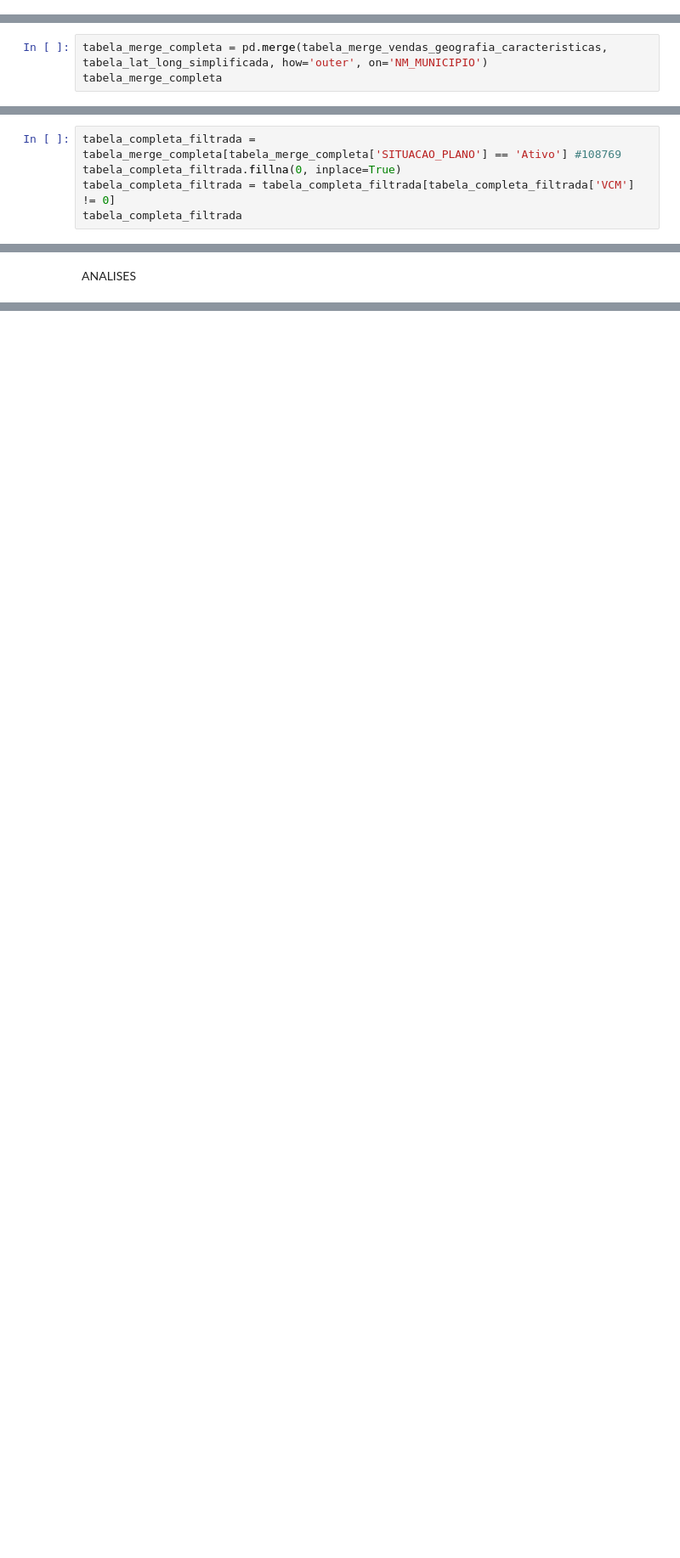
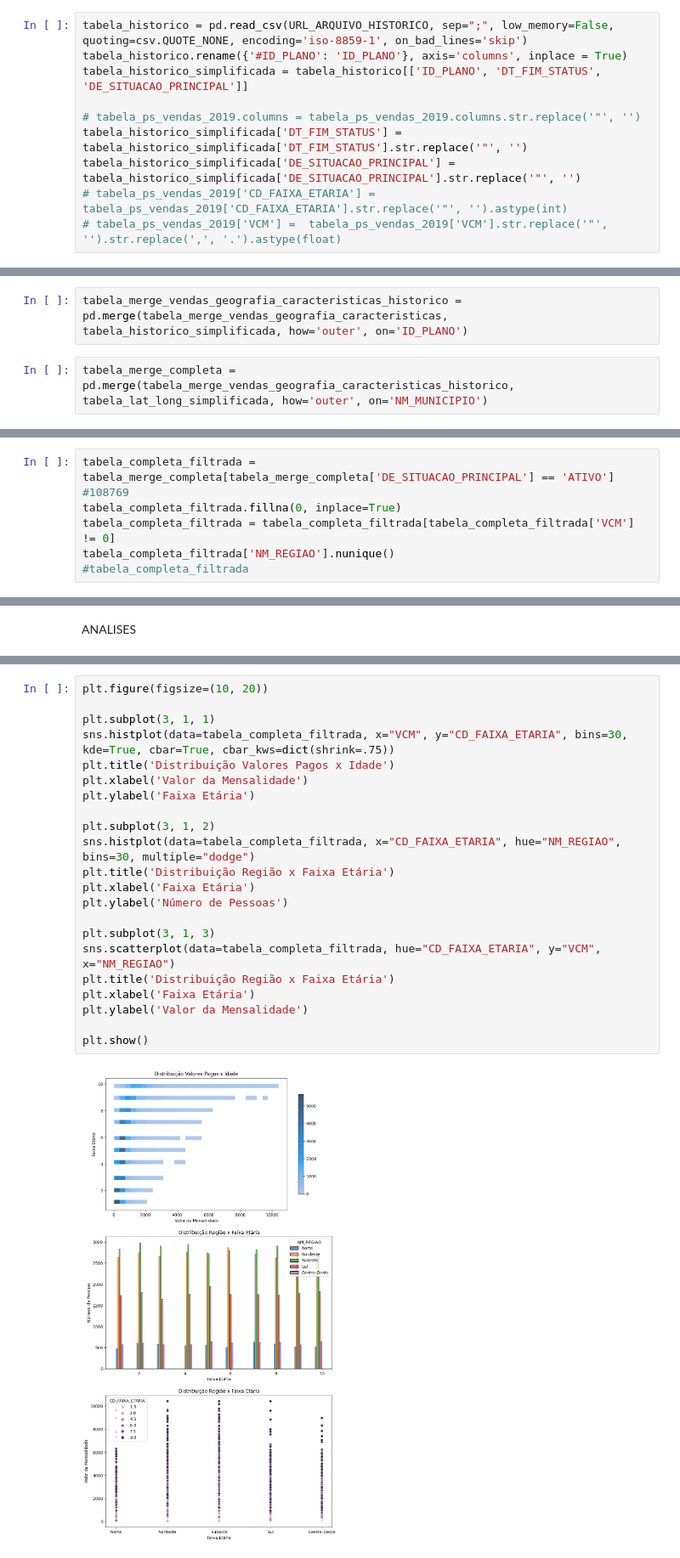
Before and after one commit to CamilaCSilva/C318, a Jupyter notebook: C318.ipynb, the cells around one changed output, grey strips where cells are left out. Shown: that part at 85% size. Saved outputs shown, nothing was run; the diff lists cells and outputs as text; blank space fills up the shorter version.

```diff
--- a/C318.ipynb
+++ b/C318.ipynb
@@ -50,2 +49,12 @@ tabela_caracteristicas_simplificada
+# %%
+tabela_historico = pd.read_csv(URL_ARQUIVO_HISTORICO, sep=";", low_memory=False, quoting=csv.QUOTE_NONE, encoding='iso-8859-1', on_bad_lines='skip')
+tabela_historico.rename({'#ID_PLANO': 'ID_PLANO'}, axis='columns', inplace = True)
+tabela_historico_simplificada = tabela_historico[['ID_PLANO', 'DT_FIM_STATUS', 'DE_SITUACAO_PRINCIPAL']]
+
+# tabela_ps_vendas_2019.columns = tabela_ps_vendas_2019.columns.str.replace('"', '')
+tabela_historico_simplificada['DT_FIM_STATUS'] =  tabela_historico_simplificada['DT_FIM_STATUS'].str.replace('"', '')
+tabela_historico_simplificada['DE_SITUACAO_PRINCIPAL'] =  tabela_historico_simplificada['DE_SITUACAO_PRINCIPAL'].str.replace('"', '')
+# tabela_ps_vendas_2019['CD_FAIXA_ETARIA'] =  tabela_ps_vendas_2019['CD_FAIXA_ETARIA'].str.replace('"', '').astype(int)
+# tabela_ps_vendas_2019['VCM'] =  tabela_ps_vendas_2019['VCM'].str.replace('"', '').str.replace(',', '.').astype(float)
 # %% [markdown]
 MERGE DOS DATASETS
@@ -62,10 +65,12 @@ tabela_merge_vendas_geografia_caracteristicas
+# %%
+tabela_merge_vendas_geografia_caracteristicas_historico = pd.merge(tabela_merge_vendas_geografia_caracteristicas, tabela_historico_simplificada, how='outer', on='ID_PLANO')
 # %%
-tabela_merge_completa = pd.merge(tabela_merge_vendas_geografia_caracteristicas, tabela_lat_long_simplificada, how='outer', on='NM_MUNICIPIO')
-tabela_merge_completa
+tabela_merge_completa = pd.merge(tabela_merge_vendas_geografia_caracteristicas_historico, tabela_lat_long_simplificada, how='outer', on='NM_MUNICIPIO')
 # %% [markdown]
 FILTRAGEM
 # %%
-tabela_completa_filtrada = tabela_merge_completa[tabela_merge_completa['SITUACAO_PLANO'] == 'Ativo'] #108769
+tabela_completa_filtrada = tabela_merge_completa[tabela_merge_completa['DE_SITUACAO_PRINCIPAL'] == 'ATIVO'] #108769
 tabela_completa_filtrada.fillna(0, inplace=True)
 tabela_completa_filtrada = tabela_completa_filtrada[tabela_completa_filtrada['VCM'] != 0]
-tabela_completa_filtrada
+tabela_completa_filtrada['NM_REGIAO'].nunique()
+#tabela_completa_filtrada
@@ -116,0 +104,24 @@ Número de estados:
+# %%
+plt.figure(figsize=(10, 20))
+
+plt.subplot(3, 1, 1)
+sns.histplot(data=tabela_completa_filtrada, x="VCM", y="CD_FAIXA_ETARIA", bins=30, kde=True, cbar=True, cbar_kws=dict(shrink=.75))
+plt.title('Distribuição Valores Pagos x Idade')
+plt.xlabel('Valor da Mensalidade')
+plt.ylabel('Faixa Etária')
+
+plt.subplot(3, 1, 2)
+sns.histplot(data=tabela_completa_filtrada, x="CD_FAIXA_ETARIA", hue="NM_REGIAO", bins=30, multiple="dodge")
+plt.title('Distribuição Região x Faixa Etária')
+plt.xlabel('Faixa Etária')
+plt.ylabel('Número de Pessoas')
+
+plt.subplot(3, 1, 3)
+sns.scatterplot(data=tabela_completa_filtrada, hue="CD_FAIXA_ETARIA", y="VCM", x="NM_REGIAO")
+plt.title('Distribuição Região x Faixa Etária')
+plt.xlabel('Faixa Etária')
+plt.ylabel('Valor da Mensalidade')
+
+plt.show()
+# %% [output]
+[figure, added]
```
Also changed, not shown: parts of 14 cells of this notebook.
